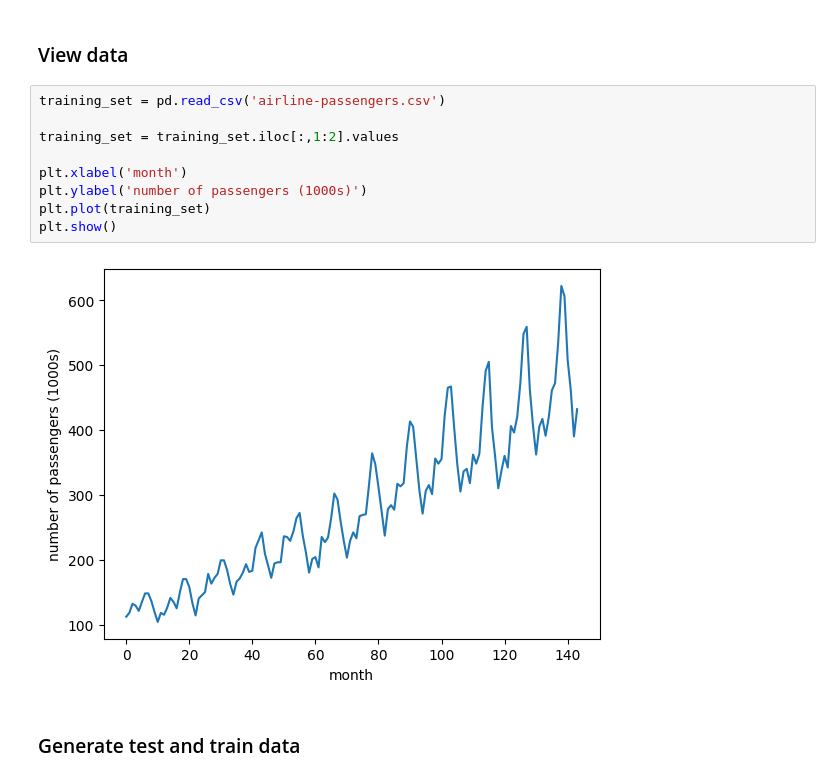
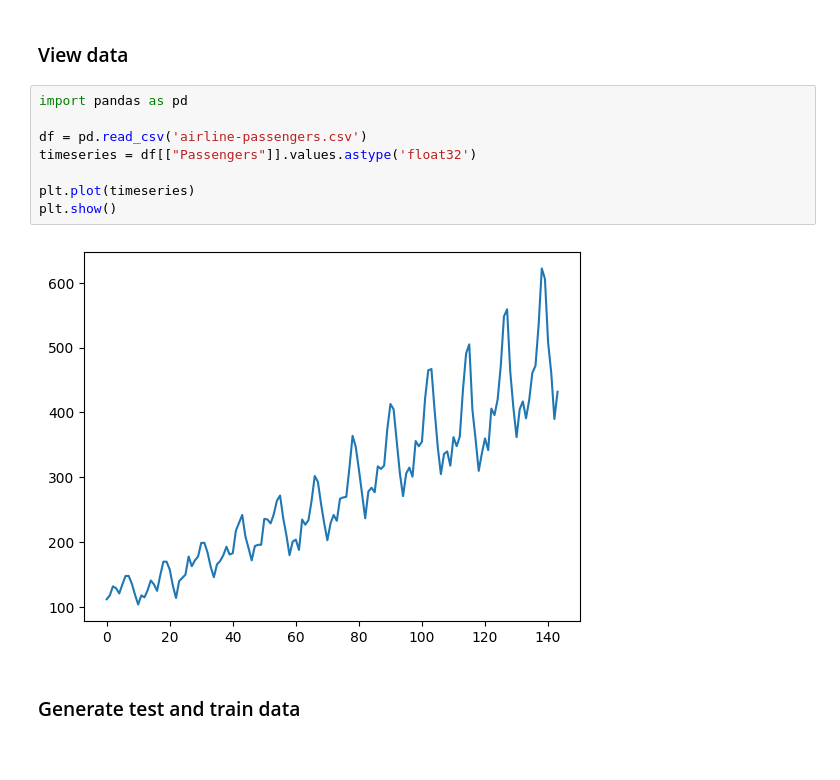
Before and after one commit to bs7280/pytorch-examples, a Jupyter notebook: notebooks/pytorch-learn-lstm-airlinepassengers.ipynb, the cells around one changed output. Drawn from its saved outputs; the diff is of its cells as text; blank space fills up the shorter version.

```diff
--- a/notebooks/pytorch-learn-lstm-airlinepassengers.ipynb
+++ b/notebooks/pytorch-learn-lstm-airlinepassengers.ipynb
@@ -29,16 +29,15 @@ from torch.autograd import Variable
 from sklearn.preprocessing import MinMaxScaler
 # %% [markdown]
 ### View data
-# %%
-training_set = pd.read_csv('airline-passengers.csv')
-
-training_set = training_set.iloc[:,1:2].values
-
-plt.xlabel('month')
-plt.ylabel('number of passengers (1000s)')
-plt.plot(training_set)
-plt.show()
-# %% [output]
-[figure, removed]
+# %%
+import pandas as pd
+
+df = pd.read_csv('airline-passengers.csv')
+timeseries = df[["Passengers"]].values.astype('float32')
+
+plt.plot(timeseries)
+plt.show()
+# %% [output]
+[figure, added]
 # %% [markdown]
 ### Generate test and train data
```
Also changed, not shown: parts of 10 cells of this notebook, 2 other files.
